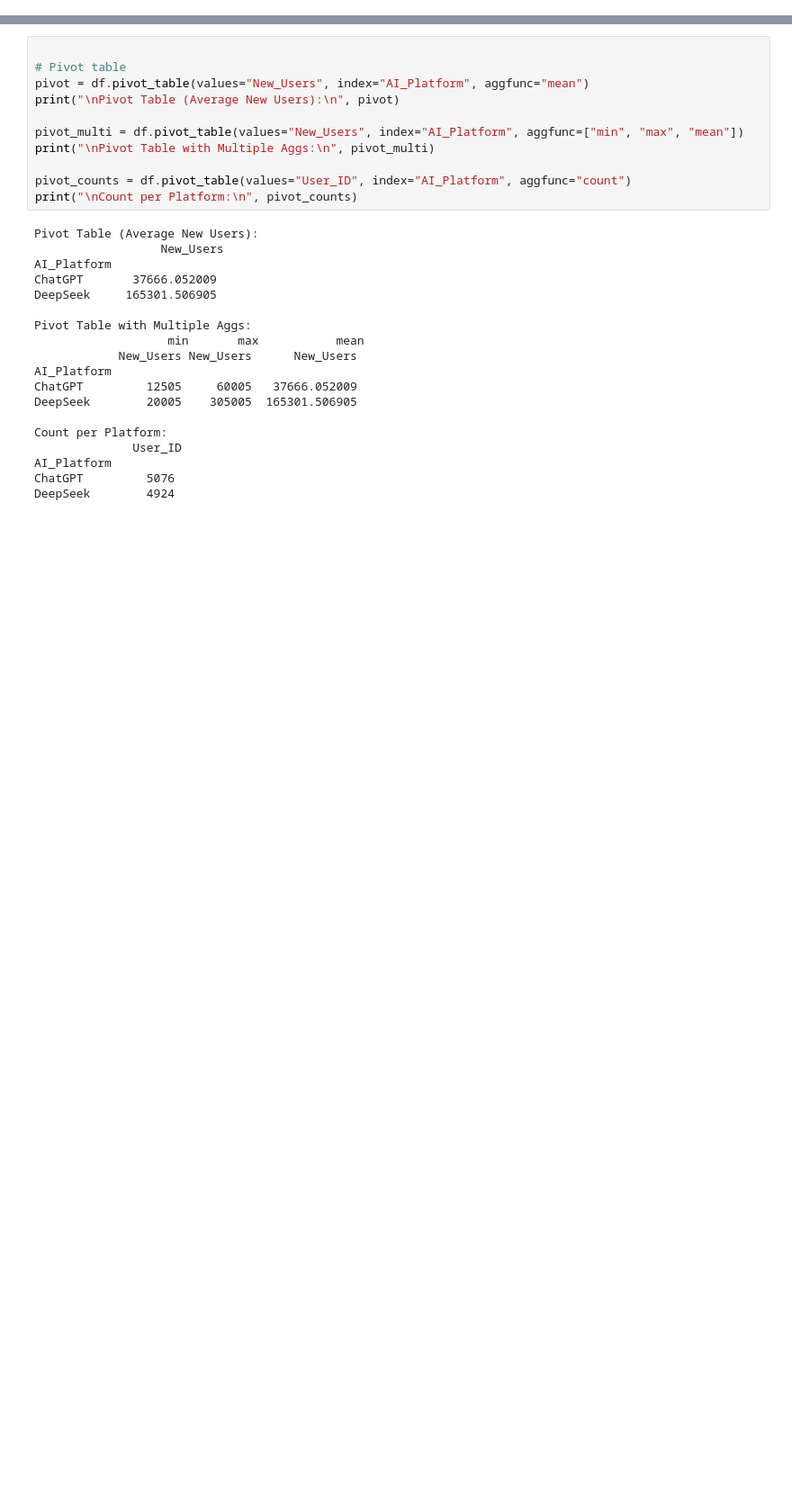
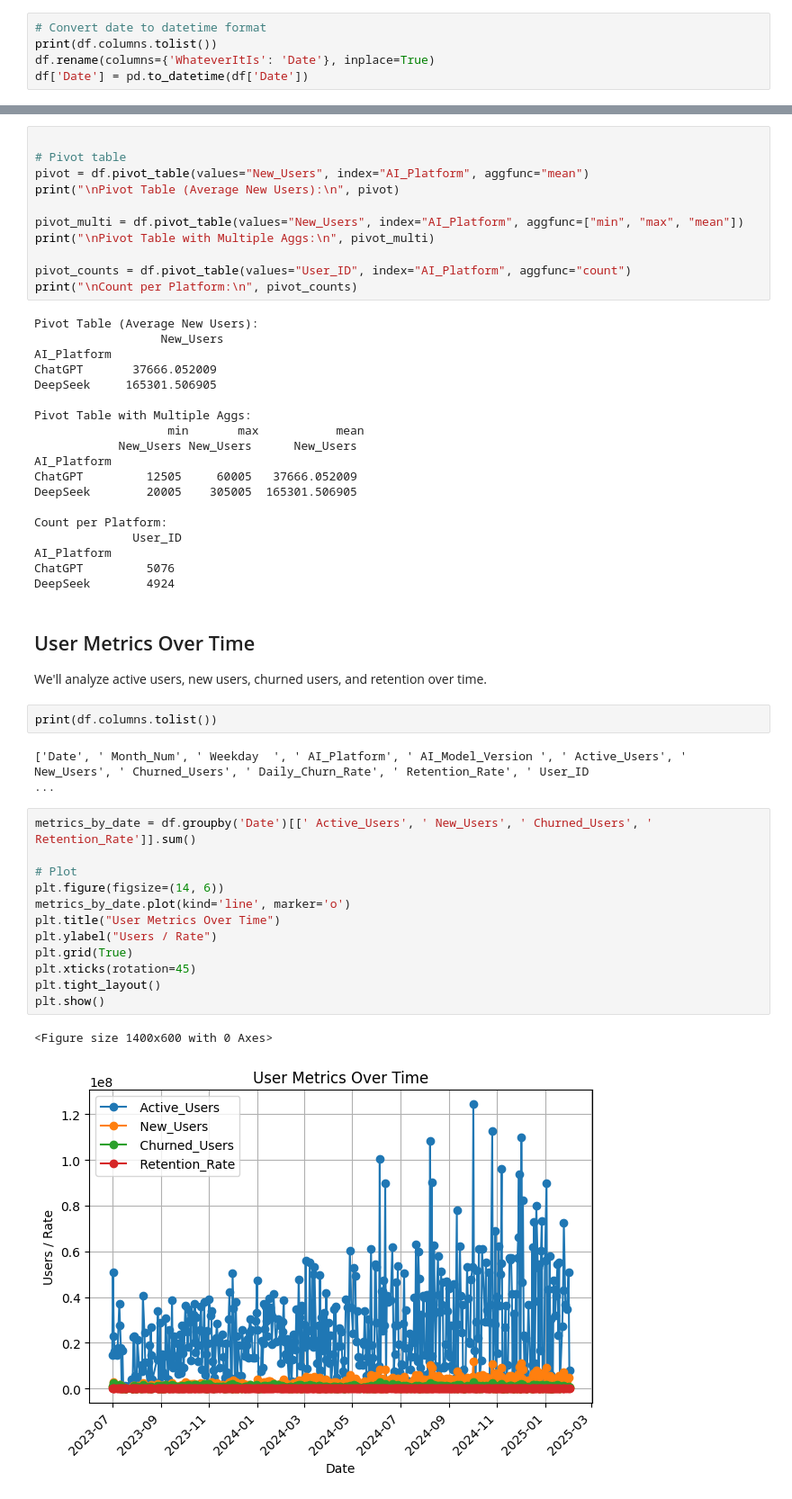
Before and after one commit to srujannayak32/DAV_ASSIGNMENT-189, a Jupyter notebook: main.ipynb, the cells around one changed output, grey strips where cells are left out. Shown at 90% size. Saved outputs shown, nothing was run; the diff lists cells and outputs as text; blank space fills up the shorter version.

```diff
--- a/main.ipynb
+++ b/main.ipynb
@@ -84,0 +108,5 @@ print(split_hp)
+# %%
+# Convert date to datetime format
+print(df.columns.tolist())
+df.rename(columns={'WhateverItIs': 'Date'}, inplace=True)
+df['Date'] = pd.to_datetime(df['Date'])
@@ -574,3 +629,25 @@ Count per Platform:
 AI_Platform
 ChatGPT         5076
 DeepSeek        4924
+# %% [markdown]
+##  User Metrics Over Time
+We'll analyze active users, new users, churned users, and retention over time.
+# %%
+print(df.columns.tolist())
+# %% [output]
+['Date', ' Month_Num', ' Weekday  ', ' AI_Platform', ' AI_Model_Version ', ' Active_Users', ' New_Users', ' Churned_Users', ' Daily_Churn_Rate', ' Retention_Rate', ' User_ID                            ...
+# %%
+metrics_by_date = df.groupby('Date')[[' Active_Users', ' New_Users', ' Churned_Users', ' Retention_Rate']].sum()
+
+# Plot
+plt.figure(figsize=(14, 6))
+metrics_by_date.plot(kind='line', marker='o')
+plt.title("User Metrics Over Time")
+plt.ylabel("Users / Rate")
+plt.grid(True)
+plt.xticks(rotation=45)
+plt.tight_layout()
+plt.show()
+# %% [output]
+<Figure size 1400x600 with 0 Axes>
+[figure, added]
```
Also changed, not shown: parts of 23 cells of this notebook, 1 other file.
